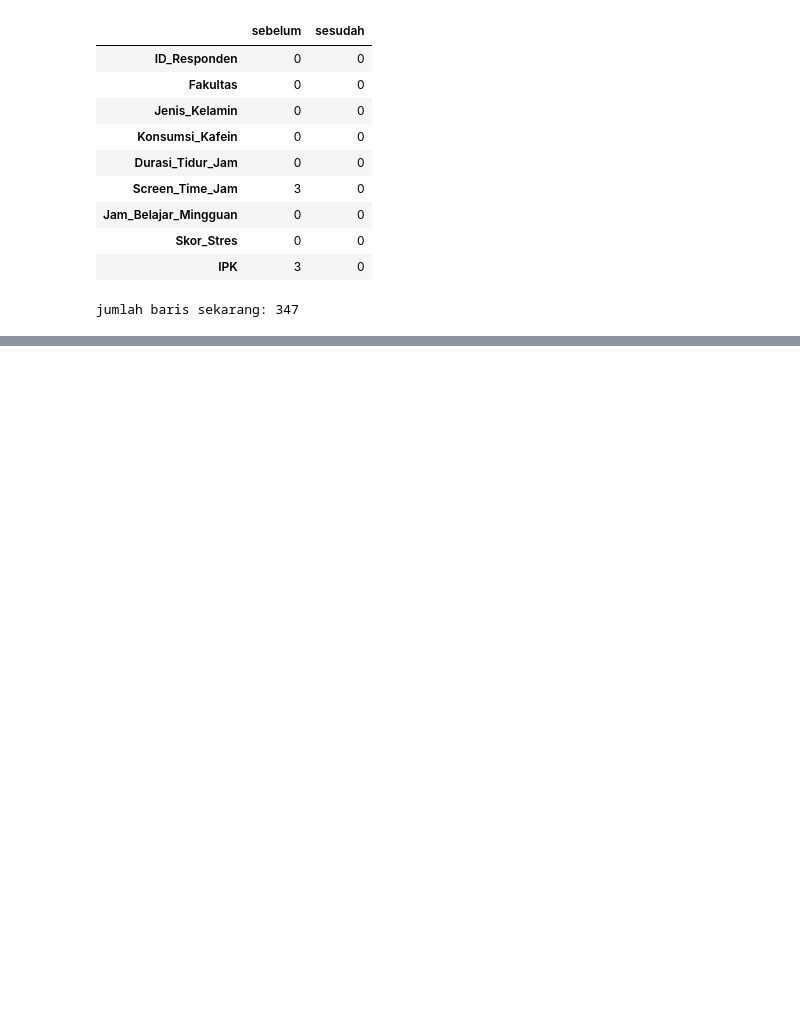
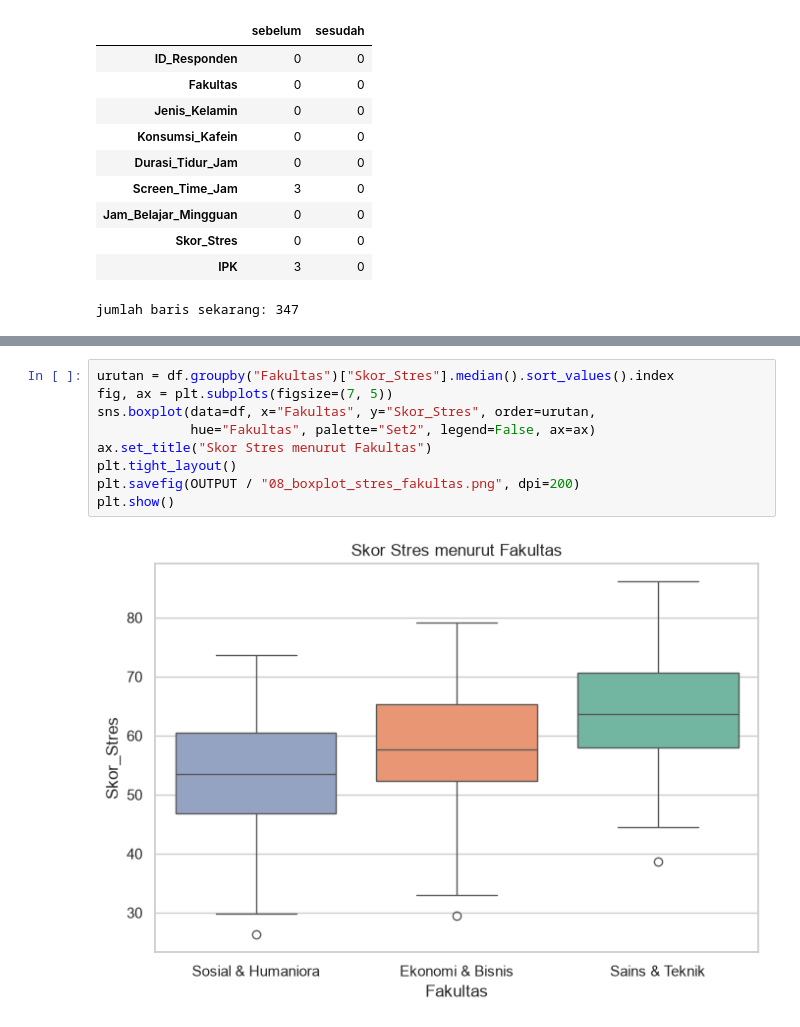
Before and after one commit to iddaann/statprob, a Jupyter notebook: project uas/.ipynb, the cells around one changed output, grey strips where cells are left out. Saved outputs shown, nothing was run; the diff lists cells and outputs as text; blank space fills up the shorter version.

```diff
--- a/project uas/.ipynb
+++ b/project uas/.ipynb
@@ -191,0 +411,11 @@ jumlah baris sekarang: 347
+# %%
+urutan = df.groupby("Fakultas")["Skor_Stres"].median().sort_values().index
+fig, ax = plt.subplots(figsize=(7, 5))
+sns.boxplot(data=df, x="Fakultas", y="Skor_Stres", order=urutan,
+            hue="Fakultas", palette="Set2", legend=False, ax=ax)
+ax.set_title("Skor Stres menurut Fakultas")
+plt.tight_layout()
+plt.savefig(OUTPUT / "08_boxplot_stres_fakultas.png", dpi=200)
+plt.show()
+# %% [output]
+[figure, added]
```
Also changed, not shown: parts of 18 cells of this notebook, 8 other files.
